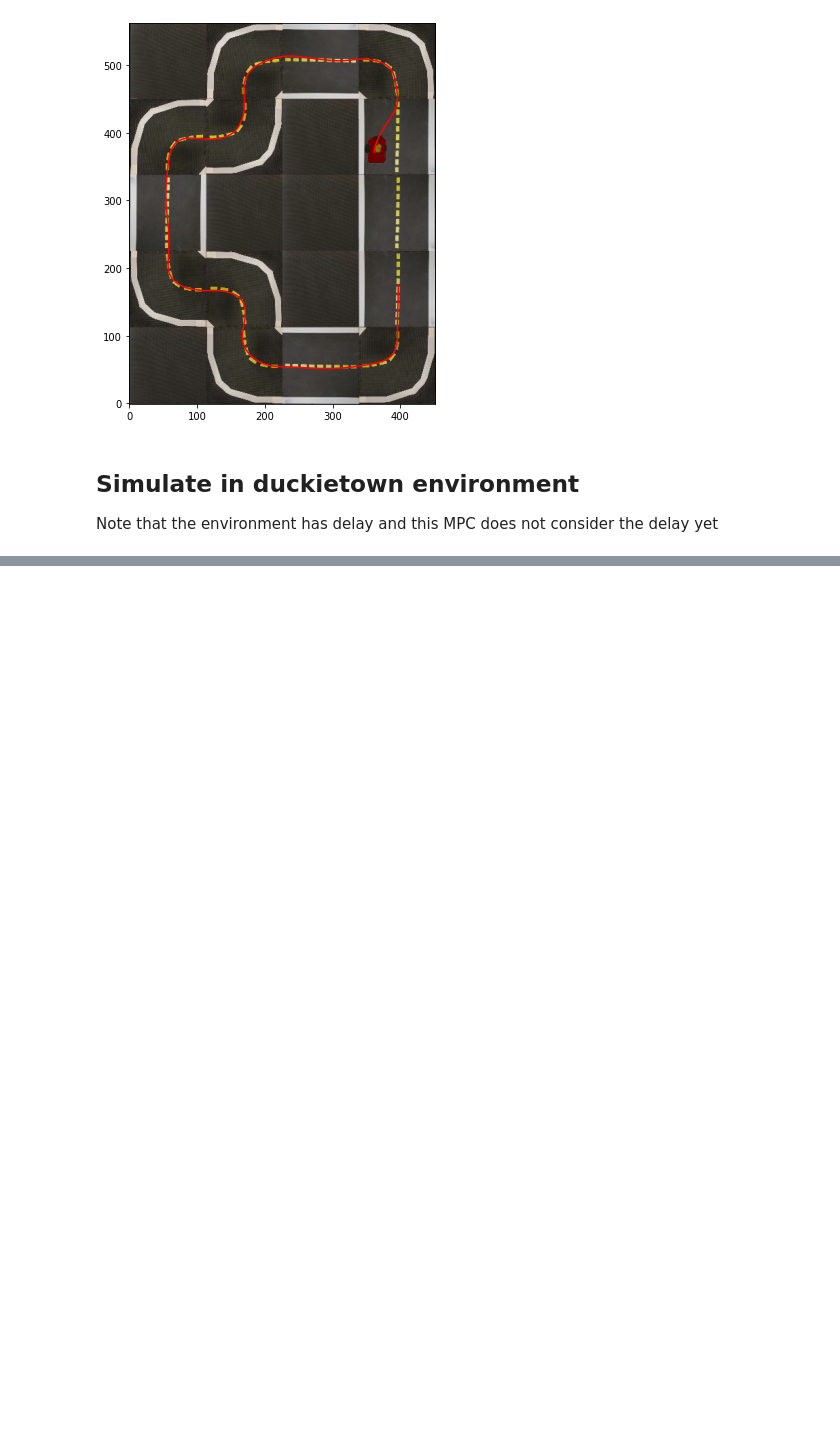
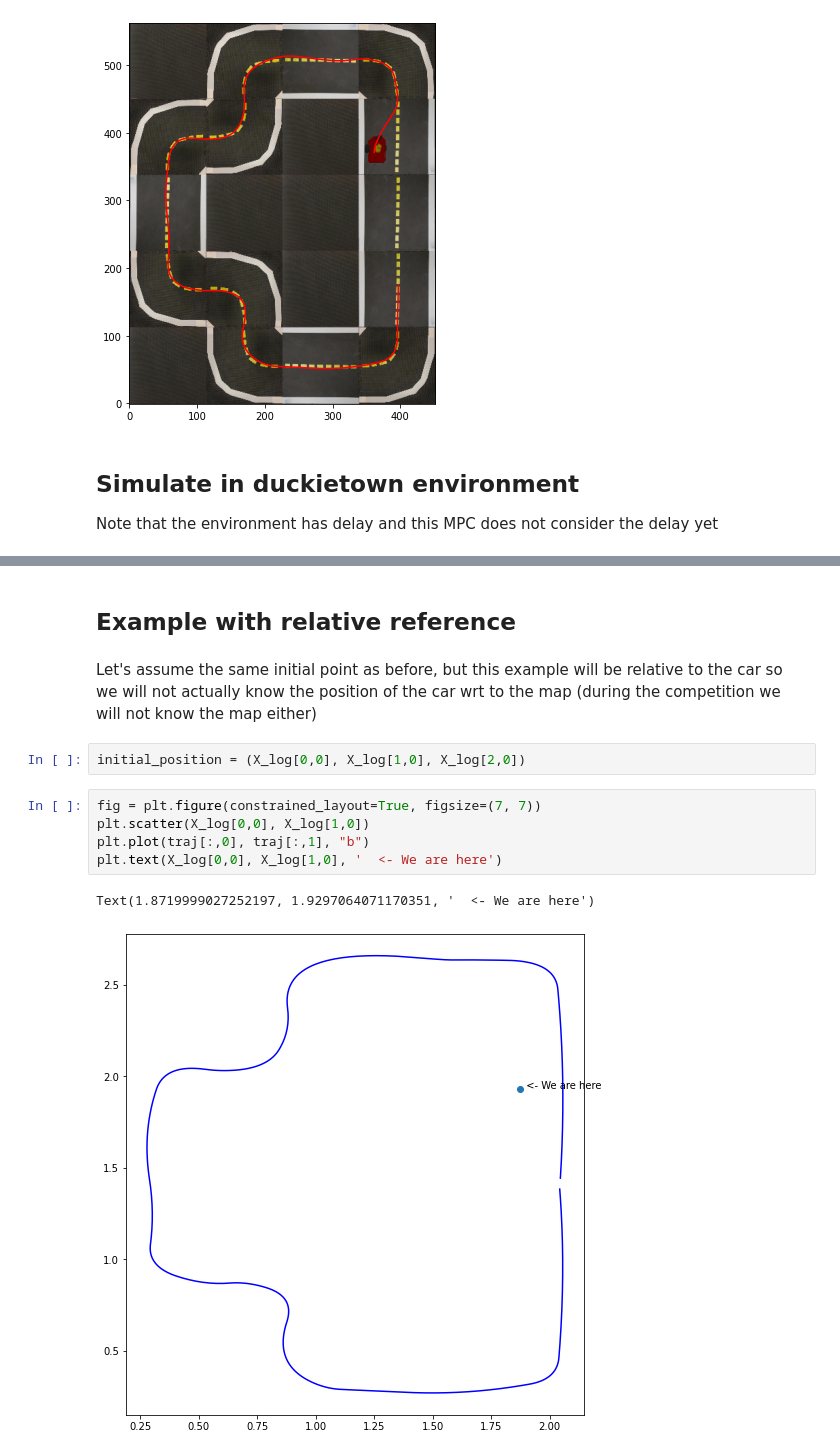
Before and after one commit to poliduckie/ReinforcementLearning, a Jupyter notebook: notebooks/mpc_example.ipynb, the cells around one changed output, grey strips where cells are left out. Cells and saved outputs as stored; diff of their text form; blank space fills up the shorter version.

Commit message:
With relative reference

```diff
--- a/notebooks/mpc_example.ipynb
+++ b/notebooks/mpc_example.ipynb
@@ -610,3 +629,17 @@ from IPython.display import HTML, display
 display(HTML('<img src="./assets/mpc_run.gif?%d" width="750" align="center">' % np.random.randint(10)))
 # %% [output]
 [interactive output not drawn]
+# %% [markdown]
+## Example with relative reference
+# %% [markdown]
+Let's assume the same initial point as before, but this example will be relative to the car so we will not actually know the position of the car wrt to the map (during the competition we will not know the map either)
+# %%
+initial_position = (X_log[0,0], X_log[1,0], X_log[2,0])
+# %%
+fig = plt.figure(constrained_layout=True, figsize=(7, 7))
+plt.scatter(X_log[0,0], X_log[1,0])
+plt.plot(traj[:,0], traj[:,1], "b")
+plt.text(X_log[0,0], X_log[1,0], '  <- We are here')
+# %% [output]
+Text(1.8719999027252197, 1.9297064071170351, '  <- We are here')
+[figure, added]
```
Also changed, not shown: parts of 15 cells of this notebook.
